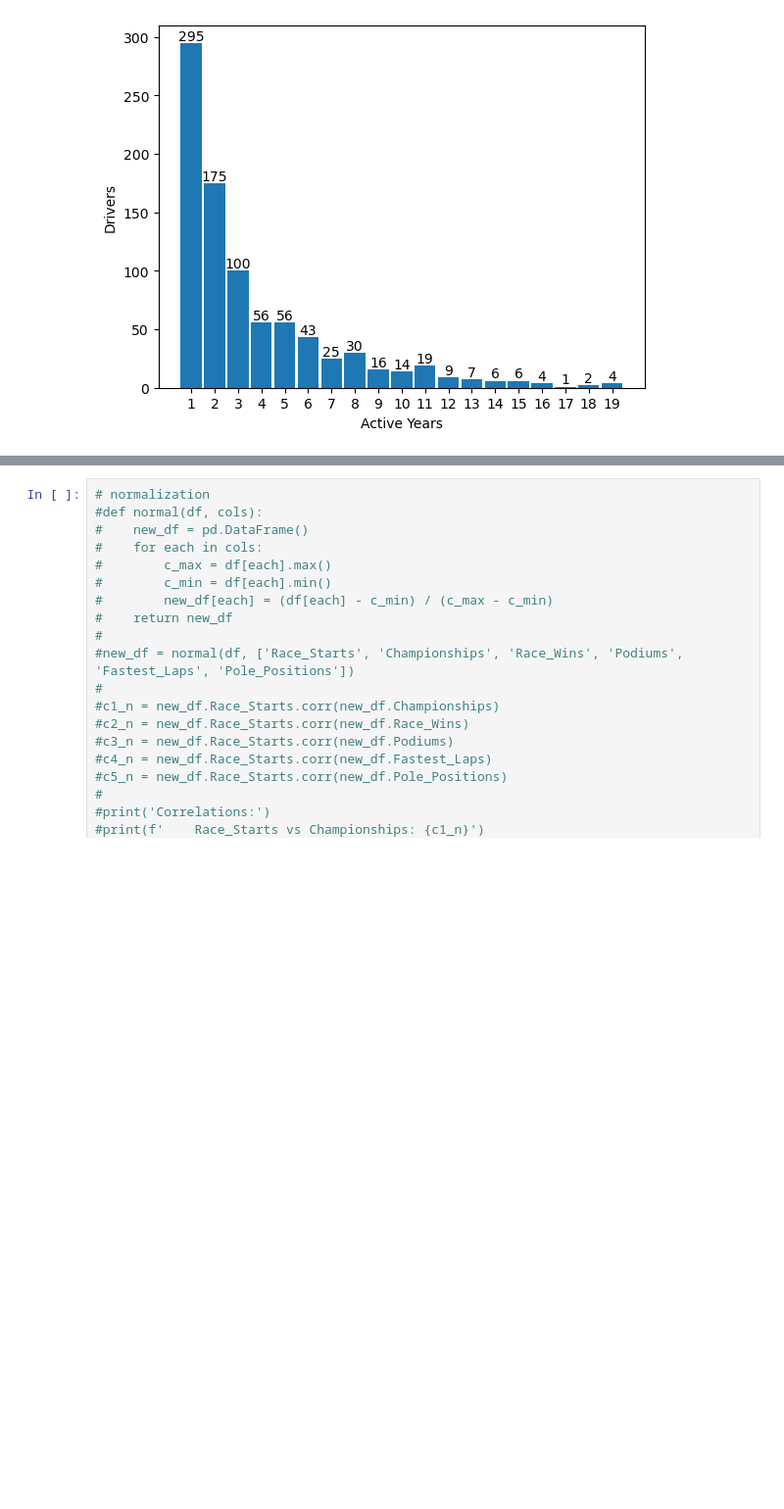
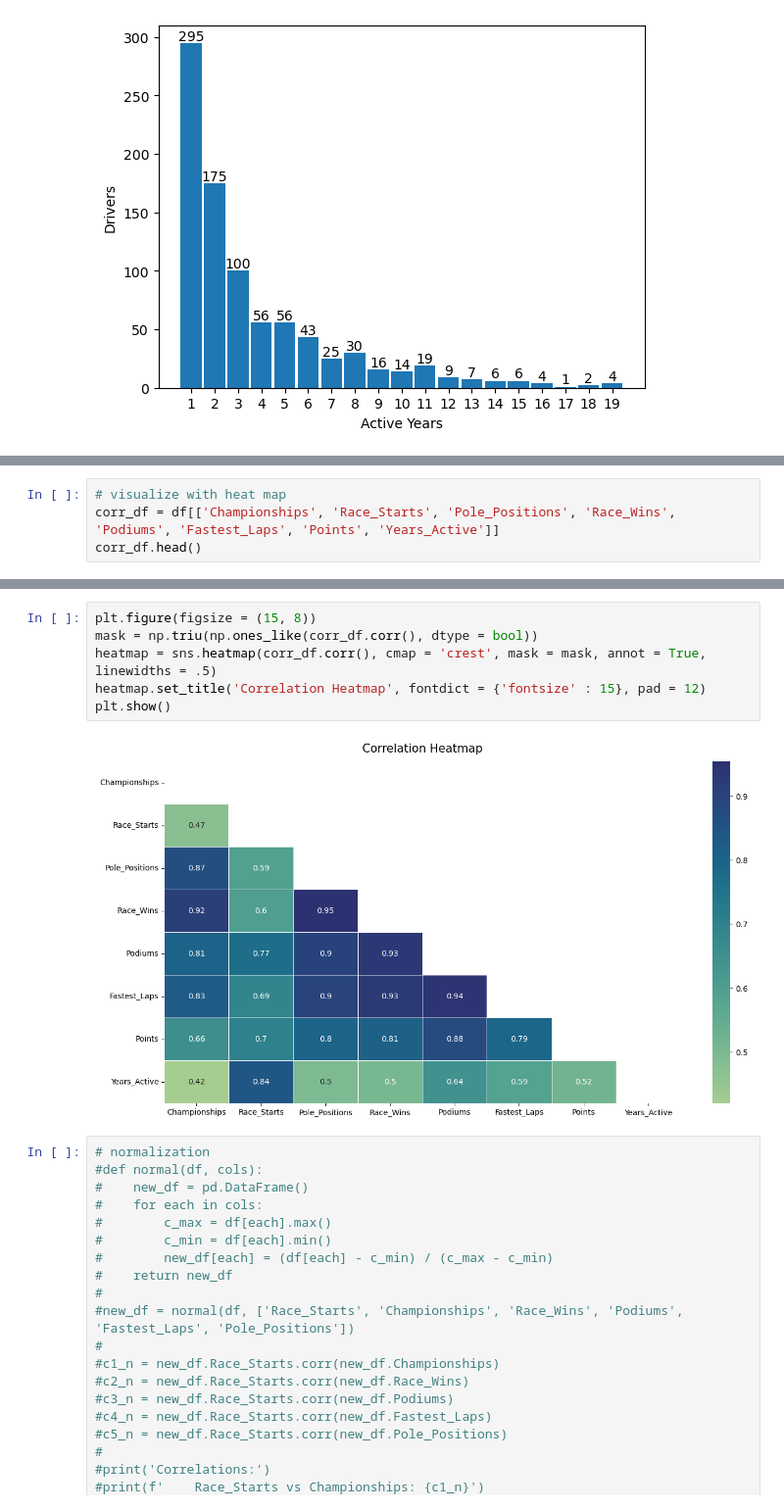
Before and after one commit to BriAnWuu/Kaggle_F1, a Jupyter notebook: F1Drivers.ipynb, the cells around one changed output, grey strips where cells are left out. Shown: that part at 98% size. Cells and saved outputs as stored; diff of their text form; blank space fills up the shorter version.

Commit message:
heatmap

```diff
--- a/F1Drivers.ipynb
+++ b/F1Drivers.ipynb
@@ -117,0 +97,4 @@ Correlations:
+# %%
+# visualize with heat map
+corr_df = df[['Championships', 'Race_Starts', 'Pole_Positions', 'Race_Wins', 'Podiums', 'Fastest_Laps', 'Points', 'Years_Active']]
+corr_df.head()
@@ -118,3 +108,11 @@ Correlations:
+# %%
+plt.figure(figsize = (15, 8))
+mask = np.triu(np.ones_like(corr_df.corr(), dtype = bool))
+heatmap = sns.heatmap(corr_df.corr(), cmap = 'crest', mask = mask, annot = True, linewidths = .5)
+heatmap.set_title('Correlation Heatmap', fontdict = {'fontsize' : 15}, pad = 12)
+plt.show()
+# %% [output]
+[figure, added]
 # %%
 # normalization
 #def normal(df, cols):
```
Also changed, not shown: parts of 7 cells of this notebook.
